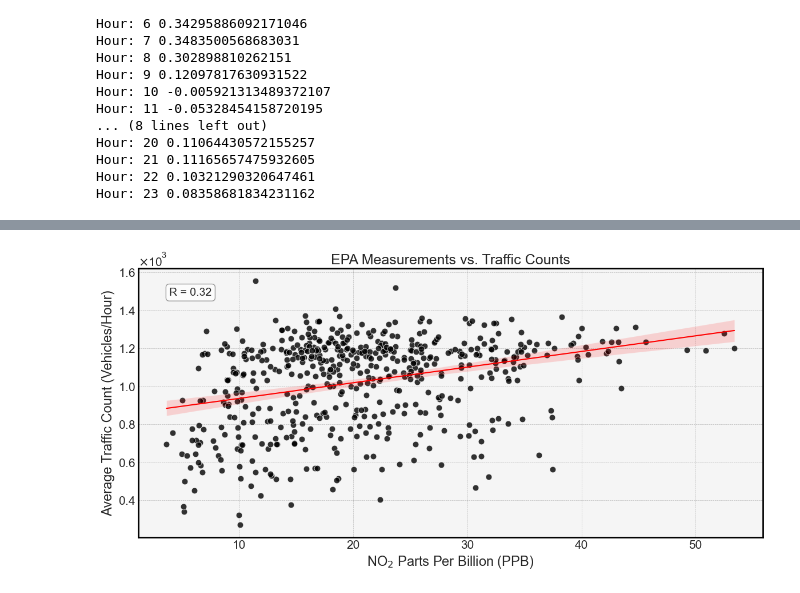
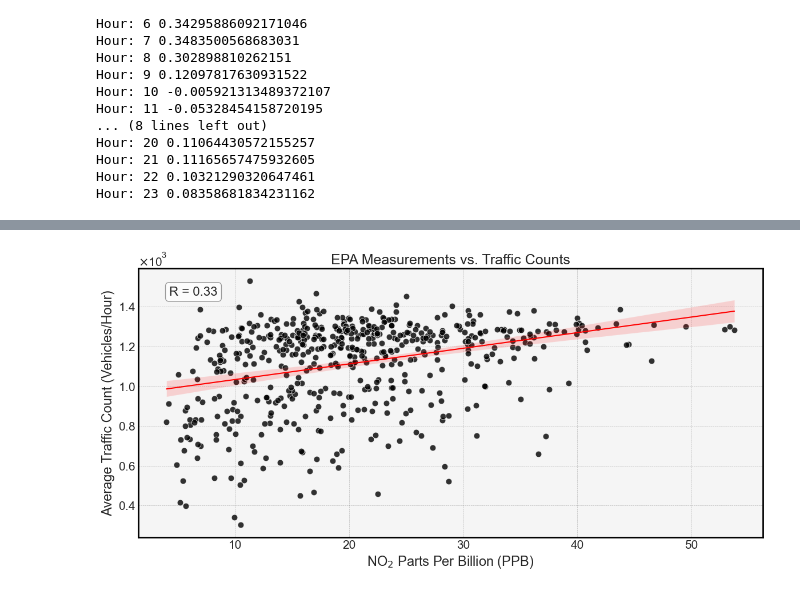
Before and after one commit to SujanNeupane42/NO2-vs-Traffic-Analysis-using-PySpark-and-GeoPandas, a Jupyter notebook: main_notebook.ipynb, the cells around one changed output, grey strips where cells are left out. Saved outputs shown, nothing was run; the diff lists cells and outputs as text; code cells hidden in the pictures.

```diff
--- a/main_notebook.ipynb
+++ b/main_notebook.ipynb
@@ -1919,6 +1906,11 @@ from scipy.stats import pearsonr
 # %%
-joined1 = joined[(joined.Hour.isin([5, 6, 7, 9])) & (joined.month.isin([10, 11, 12, 1, 2, 3]))].copy()
+hour_combination = [6, 7, 8, 9]
+month_combination = [10, 11, 12, 1, 2, 3]
+year_combination = [2019, 2020, 2021]
+
+joined1 = joined[(joined.Hour.isin(hour_combination)) & (joined.month.isin(month_combination)) & (joined.year.isin(year_combination))].copy()
 joined1 = joined1.groupby(["year", "month", "day"])[["Sample Measurement", "traffic_count"]].mean().reset_index()
+# joined1 = joined1[joined1.traffic_count.between(0.25e3, 1.75e3)]
 
 corr, __annotations__ = pearsonr(joined1["Sample Measurement"], joined1["traffic_count"])
 
@@ -1928,7 +1920,7 @@ scatter = sns.scatterplot(ax=ax, data=joined1, x="Sample Measurement", y="traffi
 
 ax.text(0.05, 0.9, f'R = {corr:.2f}',
     transform=ax.transAxes,
-    fontsize=14,
+    fontsize=16,
     bbox=dict(facecolor='white', alpha=0.8, edgecolor='gray', boxstyle='round')
 )
 
@@ -1948,31 +1940,31 @@ sns.regplot(
 
 for spine in ax.spines.values():
     spine.set_edgecolor('gray')
     spine.set_linewidth(0.8)
 
 ax.tick_params(labelsize=15)
 ax.spines['bottom'].set_color('black')
 ax.spines['top'].set_color('black')
 ax.spines['right'].set_color('black')
 ax.spines['right'].set_linewidth(2)
 ax.spines['top'].set_linewidth(2)
 ax.spines['bottom'].set_linewidth(2)
 ax.spines['left'].set_color('black')
 ax.spines['left'].set_lw(2)
 ax.tick_params(which='both', width=3)
 ax.tick_params(which='major', length=6)
 ax.grid(True, linestyle="--", alpha=0.5)
 ax.tick_params(which='minor', length=6)
 ax.tick_params(which = 'both', direction = 'in')
 ax.yaxis.set_major_formatter(formatter)
 ax.ticklabel_format(style='scientific', axis = 'y')
 t = ax.yaxis.get_offset_text()
 t.set_size(15)
 ax.set_xlabel("NO$_2$ Parts Per Billion (PPB)", fontsize=17)
 ax.set_ylabel("Average Traffic Count (Vehicles/Hour)", fontsize=17)
 ax.set_title("EPA Measurements vs. Traffic Counts", fontsize=18)
 
 plt.tight_layout()
 plt.show()
 # %% [output]
-[figure, old version]
+[figure, new version]
```
Also changed, not shown: parts of 9 cells of this notebook.
